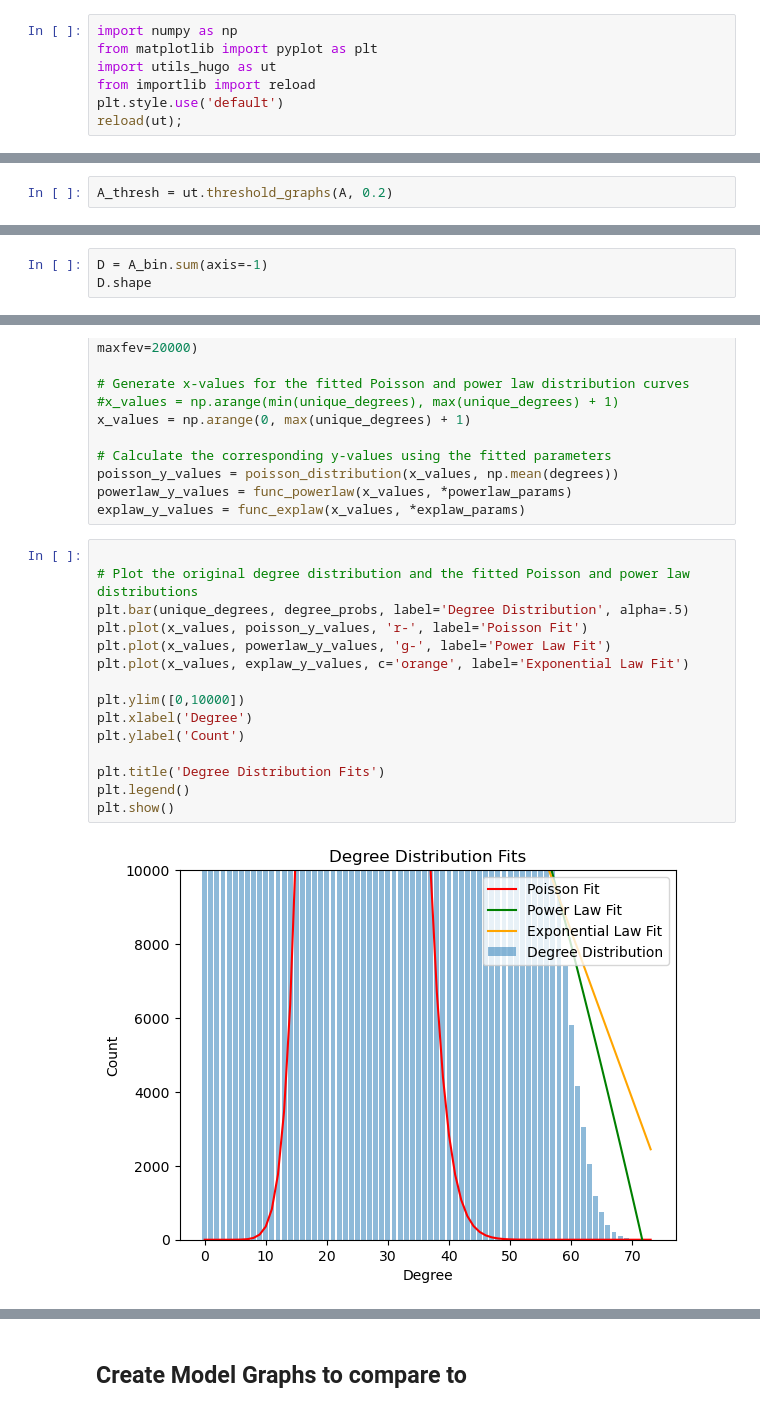
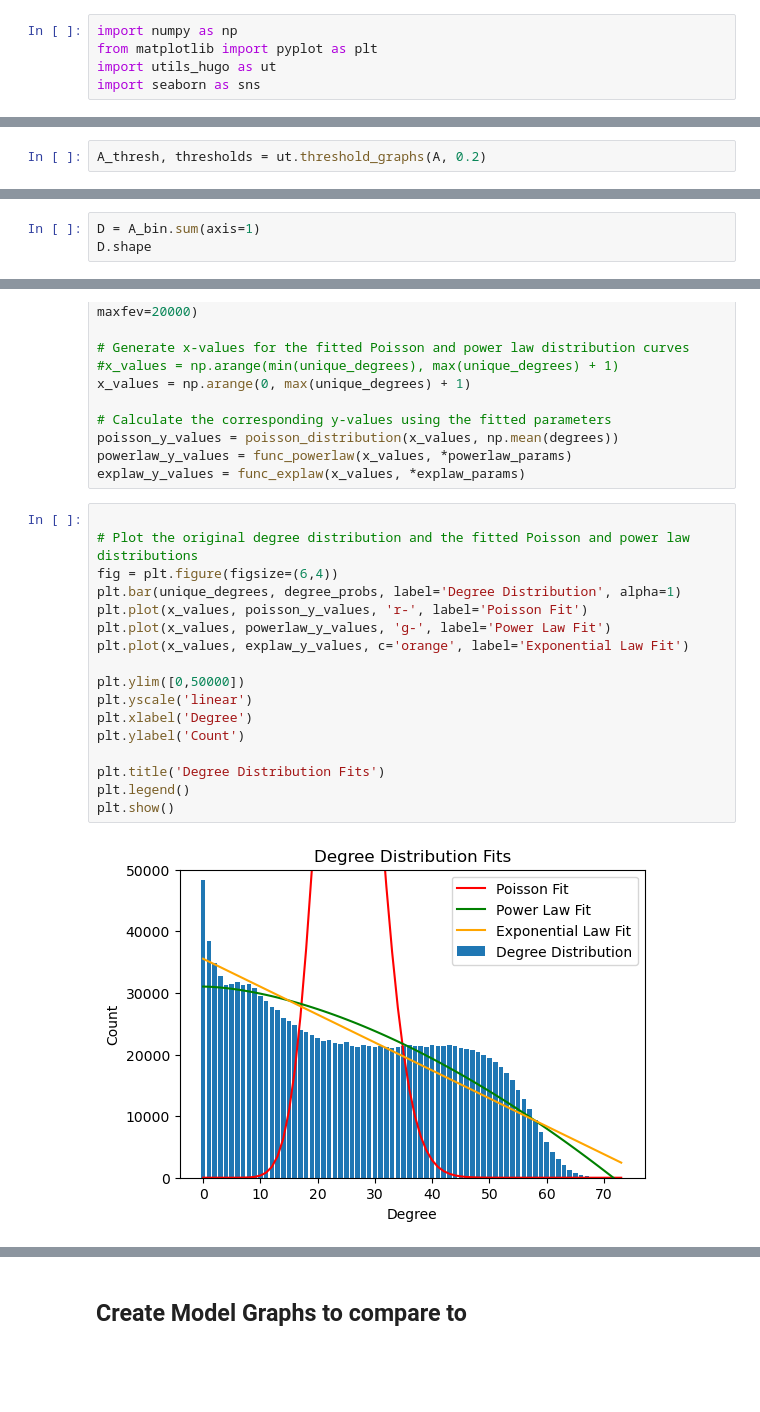
Before and after one commit to NinoHerve/NetworkMachineLearning_2023, a Jupyter notebook: notebooks_hugo/Xplore.ipynb, the cells around one changed output, grey strips where cells are left out. Drawn from its saved outputs; the diff is of its cells as text; blank space fills up the shorter version.

```diff
--- a/notebooks_hugo/Xplore.ipynb
+++ b/notebooks_hugo/Xplore.ipynb
@@ -2,9 +2,7 @@
 import numpy as np
 from matplotlib import pyplot as plt
 import utils_hugo as ut
-from importlib import reload
-plt.style.use('default')
-reload(ut);
+import seaborn as sns
 # %% [markdown]
 # Loading the data
 # %%
@@ -126,2 +66,4 @@ dist_geodesic = ut.electrode_distances_geodesic()
 # %% [markdown]
 ## Edge weight vs electrode distance
+# %%
+A_thresh, thresholds = ut.threshold_graphs(A, 0.2)
@@ -135,2 +89,0 @@ Text(0.5, 0, 'electrode geodesic distance')
-# %%
-A_thresh = ut.threshold_graphs(A, 0.2)
@@ -225,7 +158,7 @@ Concensus.shape
 # %% [markdown]
 ## Degree Distribution
 # %%
-D = A_bin.sum(axis=-1)
+D = A_bin.sum(axis=1)
 D.shape
 # %% [output]
 (10983, 128)
@@ -305,17 +242,19 @@ explaw_y_values = func_explaw(x_values, *explaw_params)
 # %%
 
 # Plot the original degree distribution and the fitted Poisson and power law distributions
-plt.bar(unique_degrees, degree_probs, label='Degree Distribution', alpha=.5)
+fig = plt.figure(figsize=(6,4))
+plt.bar(unique_degrees, degree_probs, label='Degree Distribution', alpha=1)
 plt.plot(x_values, poisson_y_values, 'r-', label='Poisson Fit')
 plt.plot(x_values, powerlaw_y_values, 'g-', label='Power Law Fit')
 plt.plot(x_values, explaw_y_values, c='orange', label='Exponential Law Fit')
 
-plt.ylim([0,10000])
+plt.ylim([0,50000])
+plt.yscale('linear')
 plt.xlabel('Degree')
 plt.ylabel('Count')
 
 plt.title('Degree Distribution Fits')
 plt.legend()
 plt.show()
 # %% [output]
-[figure, old version]
+[figure, new version]
```
Also changed, not shown: parts of 37 cells of this notebook, 1 other file.
